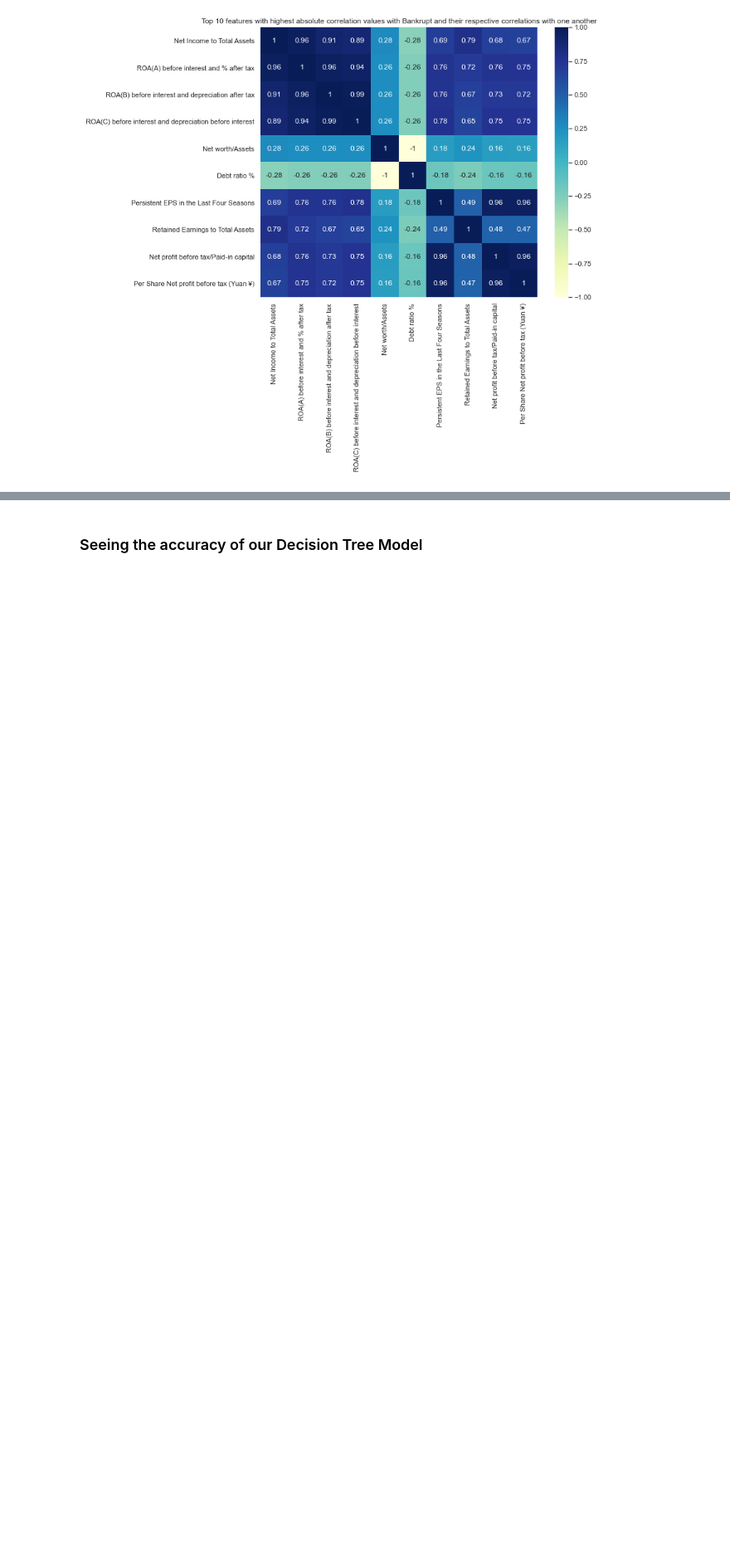
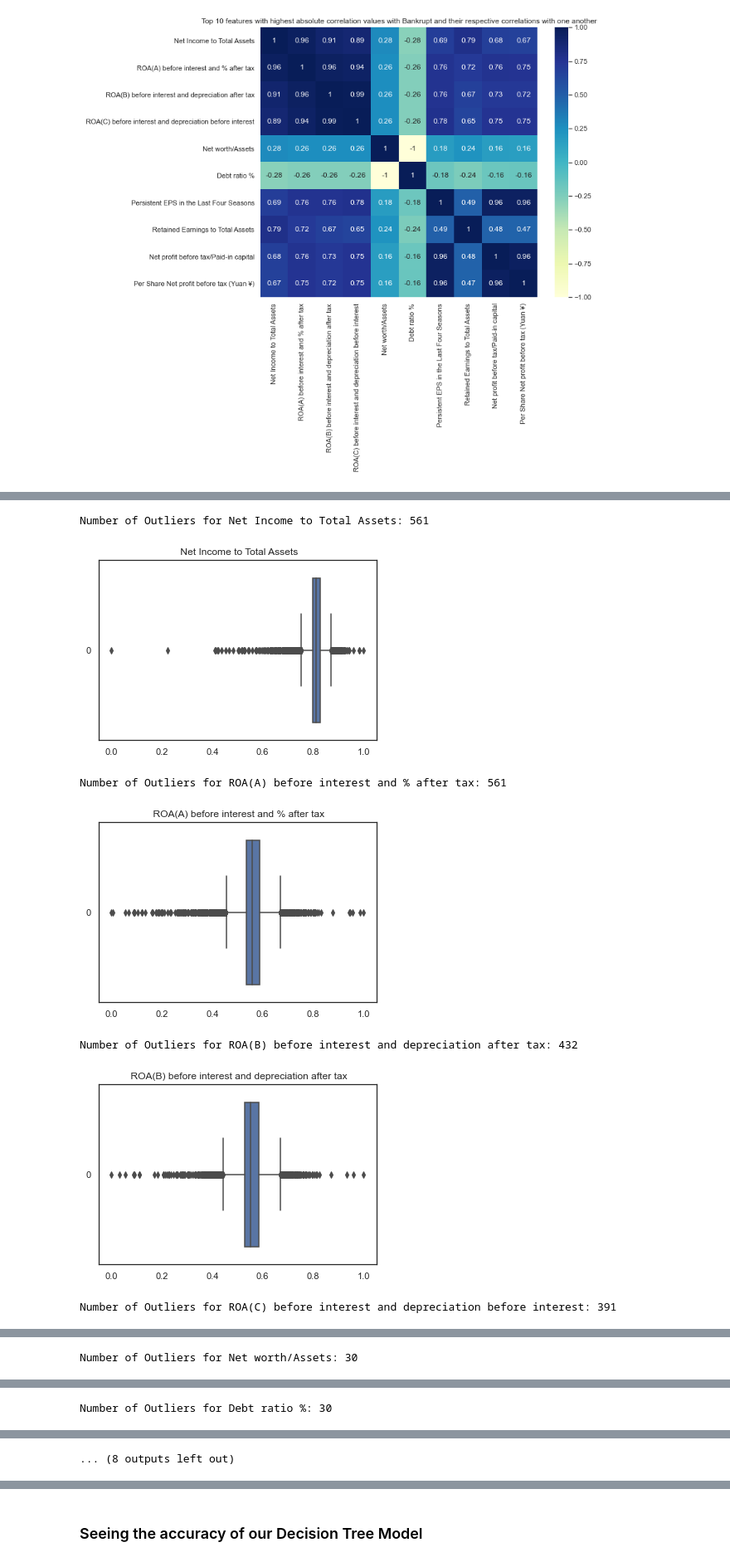
Before and after one commit to paaniwater/DSAI-Project, a Jupyter notebook: bankruptcy.ipynb, the cells around one changed output, grey strips where cells are left out. Shown: that part at 83% size. Cells and saved outputs as stored; diff of their text form; code cells hidden in the pictures; blank space fills up the shorter version.

```diff
--- a/bankruptcy.ipynb
+++ b/bankruptcy.ipynb
@@ -126,0 +143,25 @@ plt.show()
+# %%
+for feature in top_corr_features:
+    sns.boxplot(data = df[feature], orient = "h")
+    plt.title(feature)
+    q1, q3 = df[feature].quantile([0.25, 0.75])
+    iqr = q3 - q1
+
+    # Identify the lower and upper bounds
+    lower_bound = q1 - (1.5 * iqr)
+    upper_bound = q3 + (1.5 * iqr)
+
+    # Count the number of outliers
+    outliers = len(df[(df[feature] < lower_bound) | (df[feature] > upper_bound)])
+
+    print(f"Number of Outliers for{feature}:", outliers)
+
+    plt.show()
+# %% [output]
+Number of Outliers for Net Income to Total Assets: 561
+[figure, added]
+Number of Outliers for ROA(A) before interest and % after tax: 561
+[figure, added]
+Number of Outliers for ROA(B) before interest and depreciation after tax: 432
+[figure, added]
+Number of Outliers for ROA(C) before interest and depreciation before interest: 391
@@ -126,0 +169 @@ plt.show()
+Number of Outliers for Net worth/Assets: 30
@@ -126,0 +171 @@ plt.show()
+Number of Outliers for Debt ratio %: 30
@@ -127,3 +173,4 @@ plt.show()
+... (8 outputs left out)
 # %%
 # Create scatter plot for each combination of top features
 # for i in range(len(top_corr_features)):
```
Also changed, not shown: parts of 3 cells of this notebook, 1 other file.
